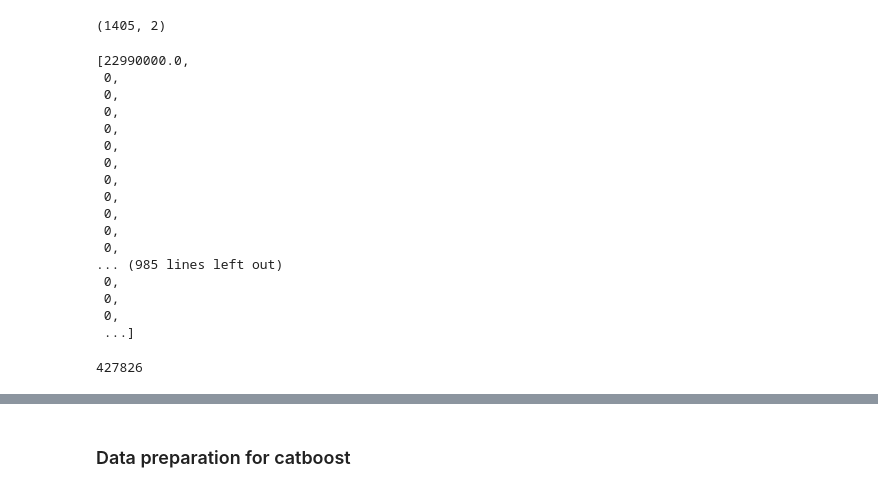
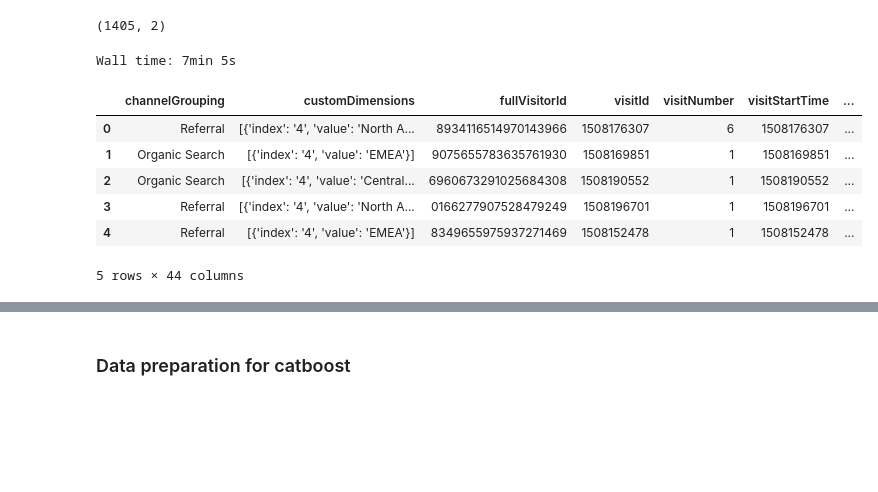
Before and after one commit to TacchinoLeso/GoogleAnalyticsCustomerRevenue, a Jupyter notebook: Version_2/Feature_Engineering_v2(4).ipynb, the cells around one changed output, grey strips where cells are left out. Saved outputs shown, nothing was run; the diff lists cells and outputs as text; code cells hidden in the pictures; blank space fills up the shorter version.

```diff
--- a/Version_2/Feature_Engineering_v2(4).ipynb
+++ b/Version_2/Feature_Engineering_v2(4).ipynb
@@ -98,11 +99,11 @@ def zip_df_on_revenue(df):
     fullID = []
     not_null_transactions = []
     for row in df.itertuples():
-        if(row.totals_totalTransactionRevenue > 0):
+        if(row.totals_transactionRevenue > 0):
             fullID.append(row.fullVisitorId)
-            not_null_transactions.append(row.totals_totalTransactionRevenue)
+            not_null_transactions.append(row.totals_transactionRevenue)
     temp_df = pd.DataFrame({'fullVisitorId': fullID})
-    not_null_transactions_temp_df = pd.DataFrame({'totals_totalTransactionRevenue': not_null_transactions})
+    not_null_transactions_temp_df = pd.DataFrame({'totals_transactionRevenue': not_null_transactions})
     temp_df = temp_df.join(not_null_transactions_temp_df)
     return temp_df
 # %%
@@ -118,31 +119,25 @@ for user in temp_train['fullVisitorId']:
     temp = 0
     for record in zipped_label.itertuples():
         if (record.fullVisitorId == user):
-            temp += record.totals_totalTransactionRevenue
+            temp += record.totals_transactionRevenue
     label.append(temp)
 label
 # %% [output]
-[22990000.0,
- 0,
- 0,
- 0,
- 0,
- 0,
- 0,
- 0,
- 0,
- 0,
- 0,
- 0,
-... (985 lines left out)
- 0,
- 0,
- 0,
- ...]
+Wall time: 7min 5s
-# %%
-len(label)
-# %% [output]
-427826
 # %%
+temp_train = temp_train.reset_index(drop=True) # Important!
+
 temp_label = pd.DataFrame({'label': label})
+temp_label = temp_label.reset_index(drop=True) # Important!
+
 temp_train = temp_train.join(temp_label)
+
+temp_train.head()
+# %% [output]
+|  | channelGrouping | customDimensions | fullVisitorId | visitId | visitNumber | visitStartTime | ... |
+| 0 | Referral | [{'index': '4', 'value': 'North A... | 8934116514970143966 | 1508176307 | 6 | 1508176307 | ... |
+| 1 | Organic Search | [{'index': '4', 'value': 'EMEA'}] | 9075655783635761930 | 1508169851 | 1 | 1508169851 | ... |
+| 2 | Organic Search | [{'index': '4', 'value': 'Central... | 6960673291025684308 | 1508190552 | 1 | 1508190552 | ... |
+| 3 | Referral | [{'index': '4', 'value': 'North A... | 0166277907528479249 | 1508196701 | 1 | 1508196701 | ... |
+| 4 | Referral | [{'index': '4', 'value': 'EMEA'}] | 8349655975937271469 | 1508152478 | 1 | 1508152478 | ... |
+5 rows × 44 columns
```
Also changed, not shown: parts of 18 cells of this notebook, 5 other files.
